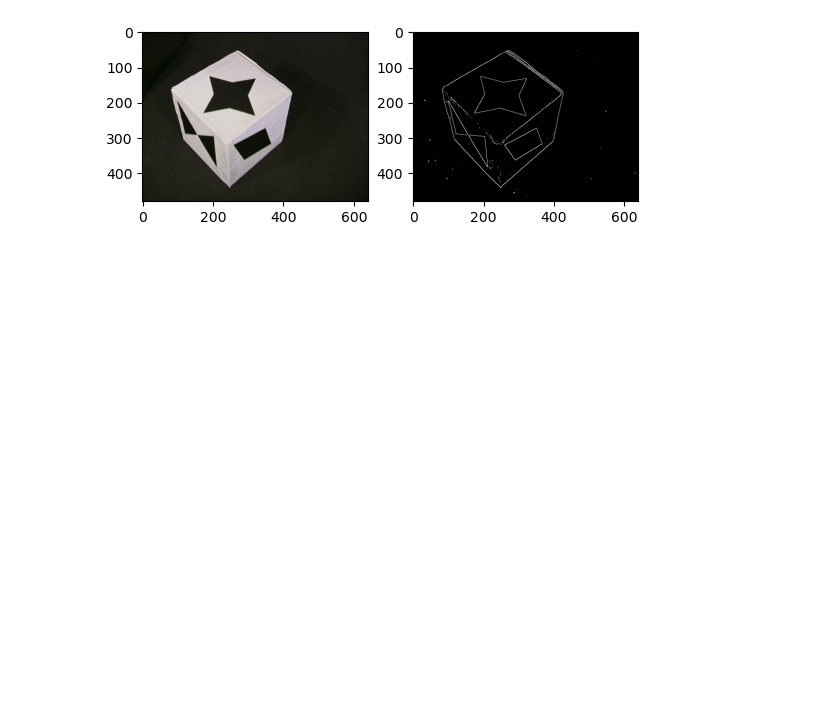
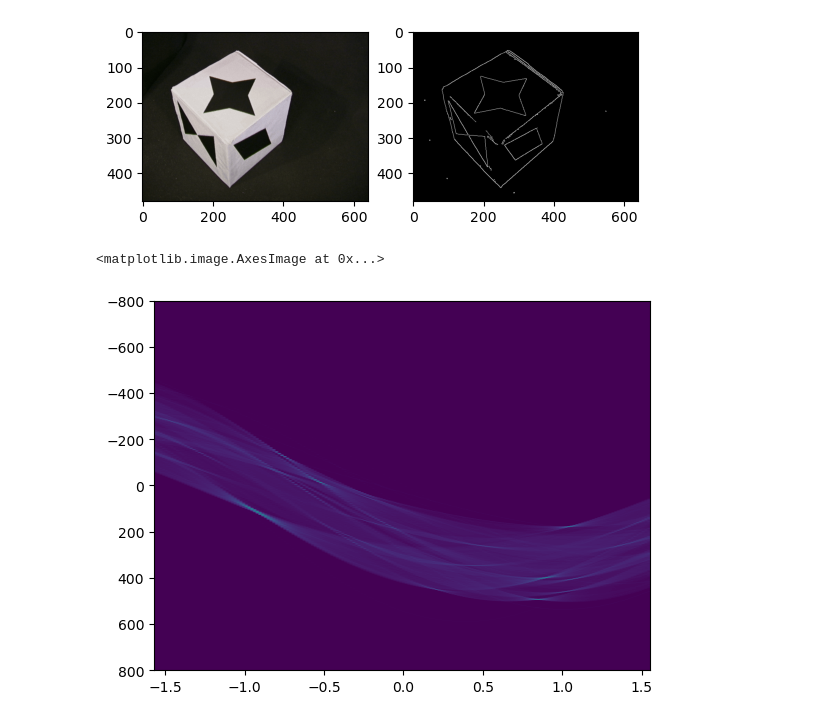
Before and after one commit to AndreasLH/CVex, a Jupyter notebook: w7.ipynb, the cells around one changed output. Cells and saved outputs as stored; diff of their text form; code cells hidden in the pictures; blank space fills up the shorter version.

```diff
--- a/w7.ipynb
+++ b/w7.ipynb
@@ -8,9 +28,19 @@ import skimage
 # 7.1
 im = cv2.imread('data/week06_data/Box3.bmp')[:,:,::-1]
 # im = im.astype(float)/255
-edges = cv2.Canny(im, 110, 110)
+edges = cv2.Canny(im, 50, 200)
 fig, ax = plt.subplots(1,2)
 ax[0].imshow(im, cmap='gray');
 ax[1].imshow(edges, cmap='gray');
 # %% [output]
 [figure]
+# %%
+# 7.2
+hspace, angles, dists = hough_line(edges)
+# %%
+# 7.3
+extent = [angles[0], angles[-1], dists[-1], dists[0]]
+plt.imshow(hspace, extent=extent, aspect='auto')
+# %% [output]
+<matplotlib.image.AxesImage at 0x...>
+[figure, added]
```
Also changed, not shown: parts of 19 cells of this notebook.
